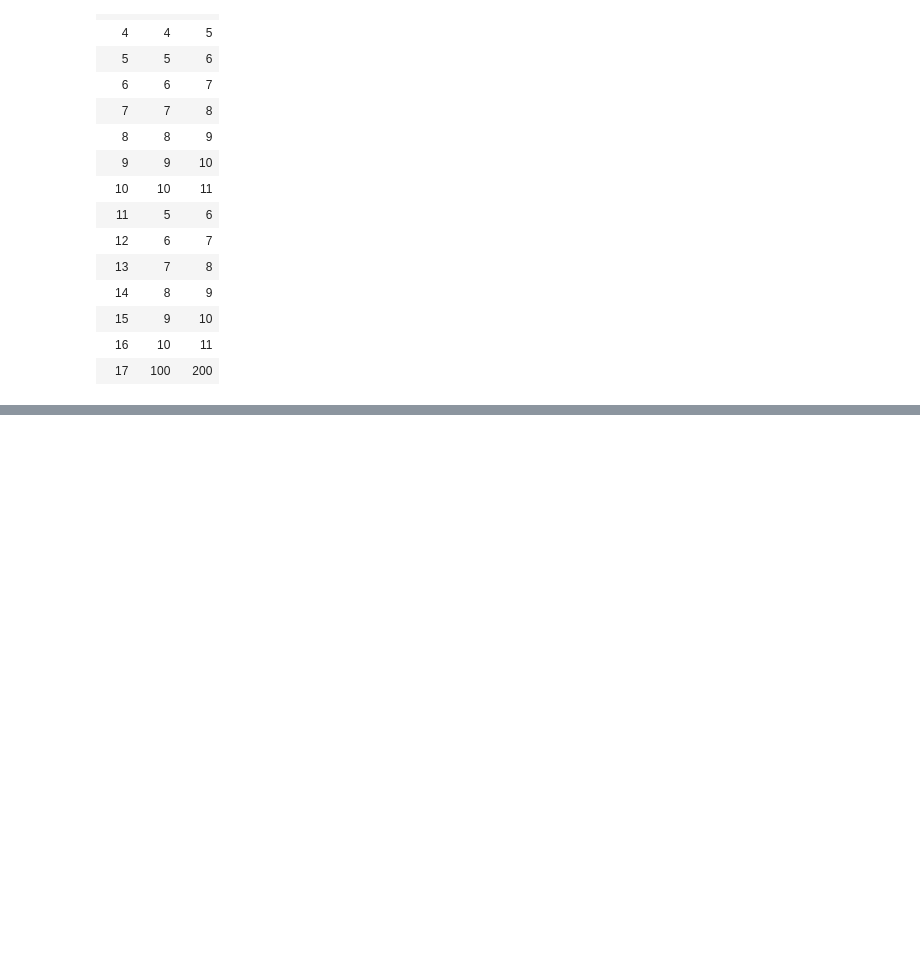
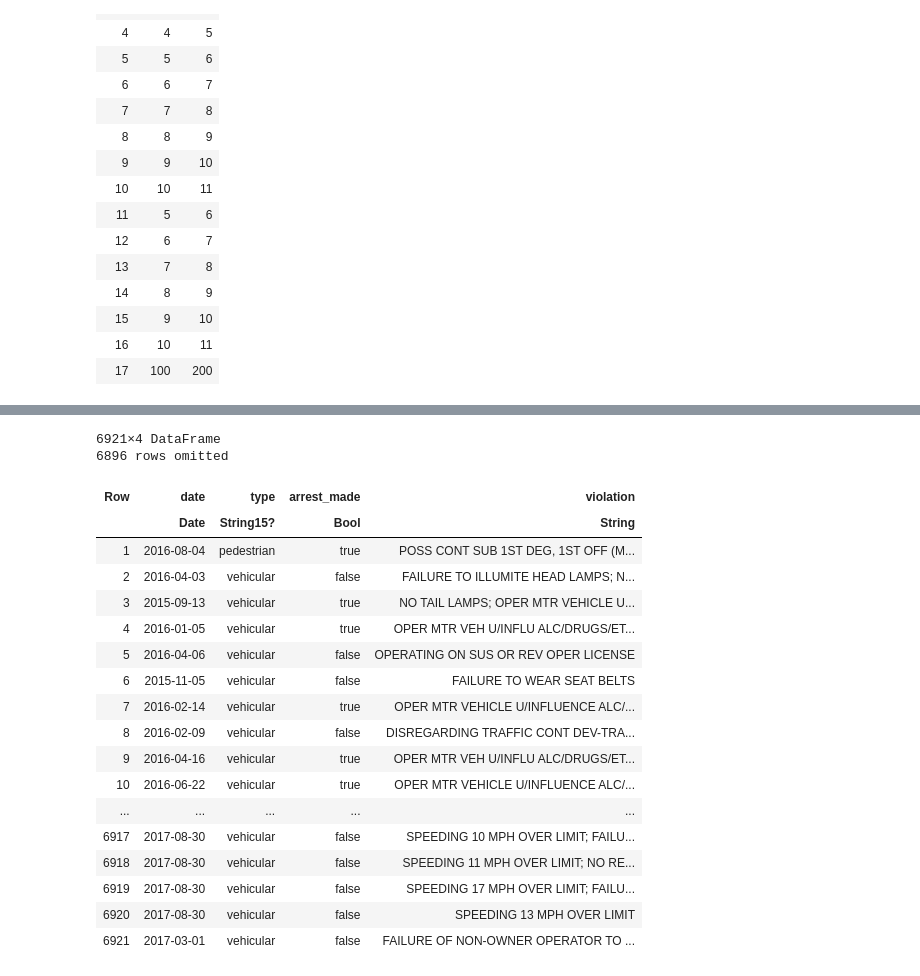
Before and after one commit to chlazaris/Julia_for_DS, a Jupyter notebook: Julia_for_DS.ipynb, the cells around one changed output, grey strips where cells are left out. Cells and saved outputs as stored; diff of their text form; code cells hidden in the pictures; blank space fills up the shorter version.

```diff
--- a/Julia_for_DS.ipynb
+++ b/Julia_for_DS.ipynb
@@ -1447,0 +1532,23 @@ push!(df3, (x = 100, y = 200))
+# %%
+df_part = select!(owensboro, :date, :type, :arrest_made, :violation) # We select inplace the columns we will use for downstream analysis
+# %% [output]
+6921×4 DataFrame
+6896 rows omitted
+| Row | date | type | arrest_made | violation |
+|  | Date | String15? | Bool | String |
+| 1 | 2016-08-04 | pedestrian | true | POSS CONT SUB 1ST DEG, 1ST OFF (M... |
+| 2 | 2016-04-03 | vehicular | false | FAILURE TO ILLUMITE HEAD LAMPS; N... |
+| 3 | 2015-09-13 | vehicular | true | NO TAIL LAMPS; OPER MTR VEHICLE U... |
+| 4 | 2016-01-05 | vehicular | true | OPER MTR VEH U/INFLU ALC/DRUGS/ET... |
+| 5 | 2016-04-06 | vehicular | false | OPERATING ON SUS OR REV OPER LICENSE |
+| 6 | 2015-11-05 | vehicular | false | FAILURE TO WEAR SEAT BELTS |
+| 7 | 2016-02-14 | vehicular | true | OPER MTR VEHICLE U/INFLUENCE ALC/... |
+| 8 | 2016-02-09 | vehicular | false | DISREGARDING TRAFFIC CONT DEV-TRA... |
+| 9 | 2016-04-16 | vehicular | true | OPER MTR VEH U/INFLU ALC/DRUGS/ET... |
+| 10 | 2016-06-22 | vehicular | true | OPER MTR VEHICLE U/INFLUENCE ALC/... |
+| ... | ... | ... | ... | ... |
+| 6917 | 2017-08-30 | vehicular | false | SPEEDING 10 MPH OVER LIMIT; FAILU... |
+| 6918 | 2017-08-30 | vehicular | false | SPEEDING 11 MPH OVER LIMIT; NO RE... |
+| 6919 | 2017-08-30 | vehicular | false | SPEEDING 17 MPH OVER LIMIT; FAILU... |
+| 6920 | 2017-08-30 | vehicular | false | SPEEDING 13 MPH OVER LIMIT |
+| 6921 | 2017-03-01 | vehicular | false | FAILURE OF NON-OWNER OPERATOR TO ... |
```
Also changed, not shown: parts of 18 cells of this notebook.
